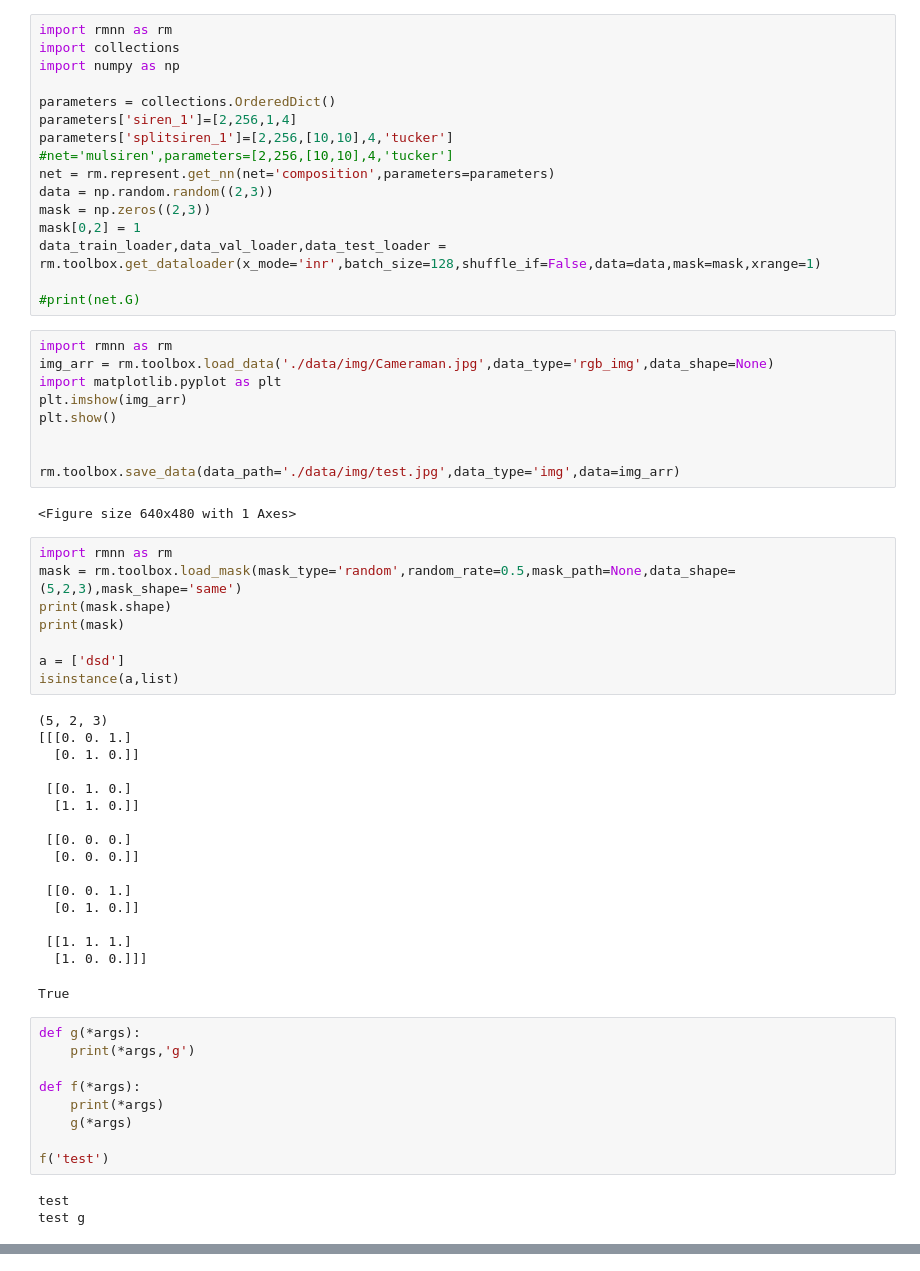
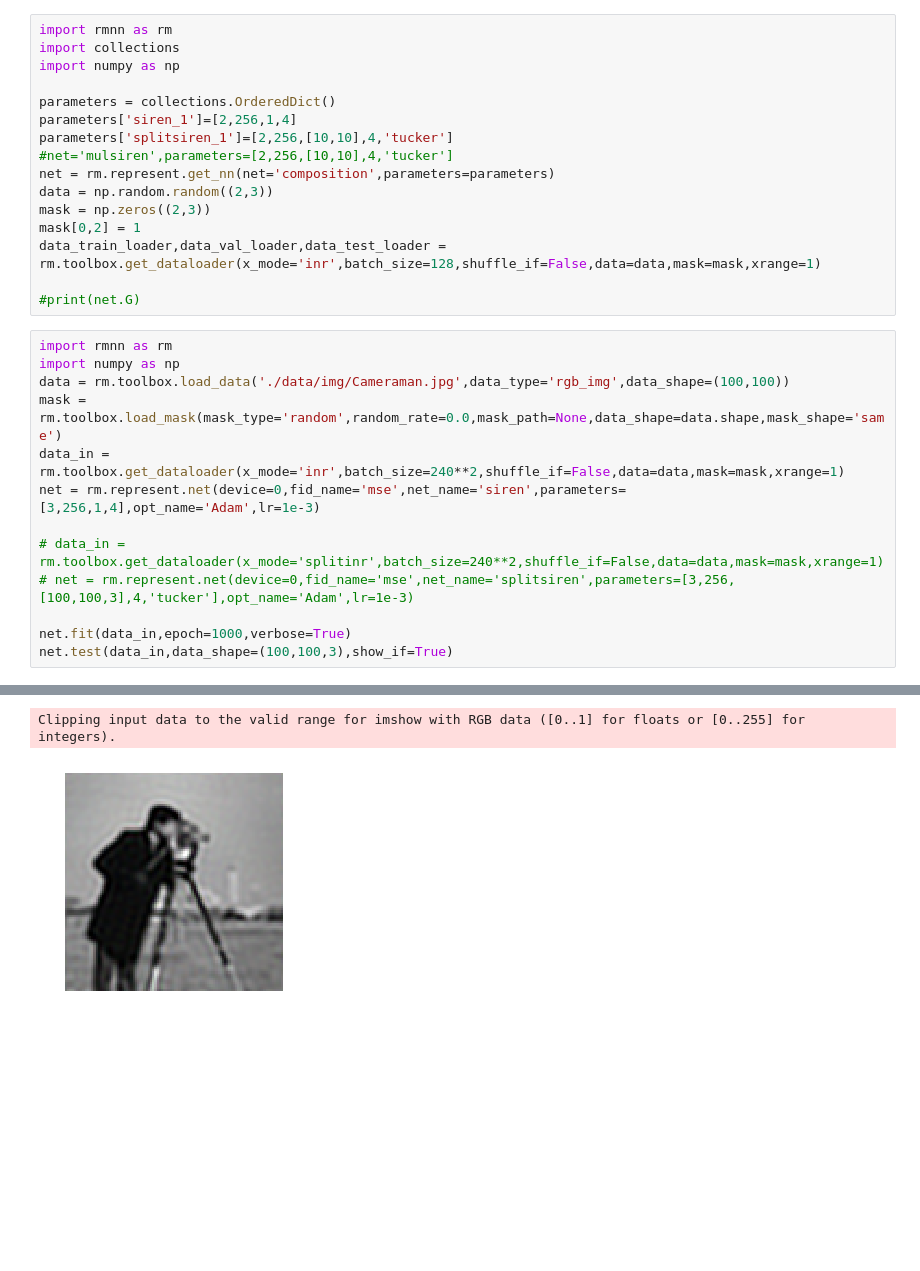
Before and after one commit to lizhemin15/rmnn-pip, a Jupyter notebook: main.ipynb, the cells around one changed output, grey strips where cells are left out. Drawn from its saved outputs; the diff is of its cells as text; blank space fills up the shorter version.

```diff
--- a/main.ipynb
+++ b/main.ipynb
@@ -14,51 +14,17 @@ mask[0,2] = 1
 data_train_loader,data_val_loader,data_test_loader = rm.toolbox.get_dataloader(x_mode='inr',batch_size=128,shuffle_if=False,data=data,mask=mask,xrange=1)
 
 #print(net.G)
-# %%
-import rmnn as rm
-img_arr = rm.toolbox.load_data('./data/img/Cameraman.jpg',data_type='rgb_img',data_shape=None)
-import matplotlib.pyplot as plt
-plt.imshow(img_arr)
-plt.show()
-
-
-rm.toolbox.save_data(data_path='./data/img/test.jpg',data_type='img',data=img_arr)
-# %% [output]
-<Figure size 640x480 with 1 Axes>
-# %%
-import rmnn as rm
-mask = rm.toolbox.load_mask(mask_type='random',random_rate=0.5,mask_path=None,data_shape=(5,2,3),mask_shape='same')
-print(mask.shape)
-print(mask)
-
-a = ['dsd']
-isinstance(a,list)
-# %% [output]
-(5, 2, 3)
-[[[0. 0. 1.]
-  [0. 1. 0.]]
-
- [[0. 1. 0.]
-  [1. 1. 0.]]
-
- [[0. 0. 0.]
-  [0. 0. 0.]]
-
- [[0. 0. 1.]
-  [0. 1. 0.]]
-
- [[1. 1. 1.]
-  [1. 0. 0.]]]
-True
-# %%
-def g(*args):
-    print(*args,'g')
-
-def f(*args):
-    print(*args)
-    g(*args)
-
-f('test')
-# %% [output]
-test
-test g
+# %%
+import rmnn as rm
+import numpy as np
+data = rm.toolbox.load_data('./data/img/Cameraman.jpg',data_type='rgb_img',data_shape=(100,100))
+mask = rm.toolbox.load_mask(mask_type='random',random_rate=0.0,mask_path=None,data_shape=data.shape,mask_shape='same')
+data_in = rm.toolbox.get_dataloader(x_mode='inr',batch_size=240**2,shuffle_if=False,data=data,mask=mask,xrange=1)
+net = rm.represent.net(device=0,fid_name='mse',net_name='siren',parameters=[3,256,1,4],opt_name='Adam',lr=1e-3)
+
+# data_in = rm.toolbox.get_dataloader(x_mode='splitinr',batch_size=240**2,shuffle_if=False,data=data,mask=mask,xrange=1)
+# net = rm.represent.net(device=0,fid_name='mse',net_name='splitsiren',parameters=[3,256,[100,100,3],4,'tucker'],opt_name='Adam',lr=1e-3)
+
+net.fit(data_in,epoch=1000,verbose=True)
+net.test(data_in,data_shape=(100,100,3),show_if=True)
+# %% [output]
@@ -64,0 +42,2 @@ test g
+Clipping input data to the valid range for imshow with RGB data ([0..1] for floats or [0..255] for integers).
+[figure, added]
```
Also changed, not shown: parts of 3 cells of this notebook, 11 other files.
